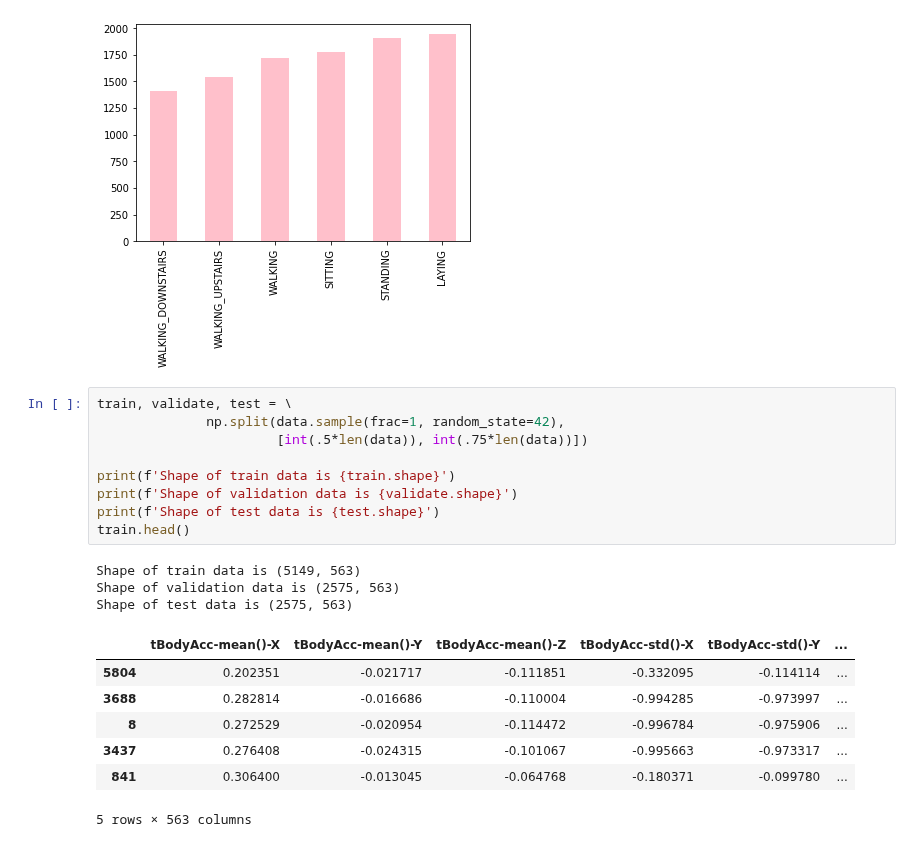
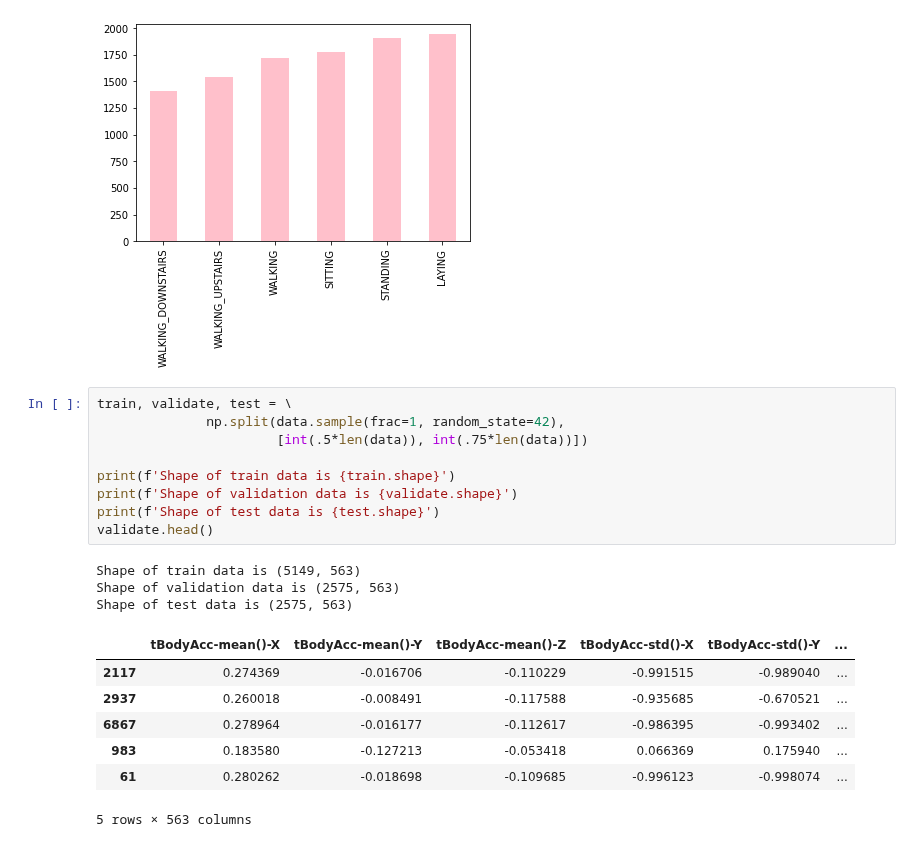
Before and after one commit to Le4o/topicos-avancados-ic, a Jupyter notebook: Avaliação_1.ipynb, the cells around one changed output. Saved outputs shown, nothing was run; the diff lists cells and outputs as text.

```diff
--- a/Avaliação_1.ipynb
+++ b/Avaliação_1.ipynb
@@ -105,20 +112,20 @@ data['Activity'].value_counts().sort_values().plot(kind = 'bar', color = 'pink')
 # %%
 train, validate, test = \
               np.split(data.sample(frac=1, random_state=42),
                        [int(.5*len(data)), int(.75*len(data))])
 
 print(f'Shape of train data is {train.shape}')
 print(f'Shape of validation data is {validate.shape}')
 print(f'Shape of test data is {test.shape}')
-train.head()
+validate.head()
 # %% [output]
 Shape of train data is (5149, 563)
 Shape of validation data is (2575, 563)
 Shape of test data is (2575, 563)
 |  | tBodyAcc-mean()-X | tBodyAcc-mean()-Y | tBodyAcc-mean()-Z | tBodyAcc-std()-X | tBodyAcc-std()-Y | ... |
-| 5804 | 0.202351 | -0.021717 | -0.111851 | -0.332095 | -0.114114 | ... |
-| 3688 | 0.282814 | -0.016686 | -0.110004 | -0.994285 | -0.973997 | ... |
-| 8 | 0.272529 | -0.020954 | -0.114472 | -0.996784 | -0.975906 | ... |
-| 3437 | 0.276408 | -0.024315 | -0.101067 | -0.995663 | -0.973317 | ... |
-| 841 | 0.306400 | -0.013045 | -0.064768 | -0.180371 | -0.099780 | ... |
+| 2117 | 0.274369 | -0.016706 | -0.110229 | -0.991515 | -0.989040 | ... |
+| 2937 | 0.260018 | -0.008491 | -0.117588 | -0.935685 | -0.670521 | ... |
+| 6867 | 0.278964 | -0.016177 | -0.112617 | -0.986395 | -0.993402 | ... |
+| 983 | 0.183580 | -0.127213 | -0.053418 | 0.066369 | 0.175940 | ... |
+| 61 | 0.280262 | -0.018698 | -0.109685 | -0.996123 | -0.998074 | ... |
 5 rows × 563 columns
```
Also changed, not shown: parts of 14 cells of this notebook.
